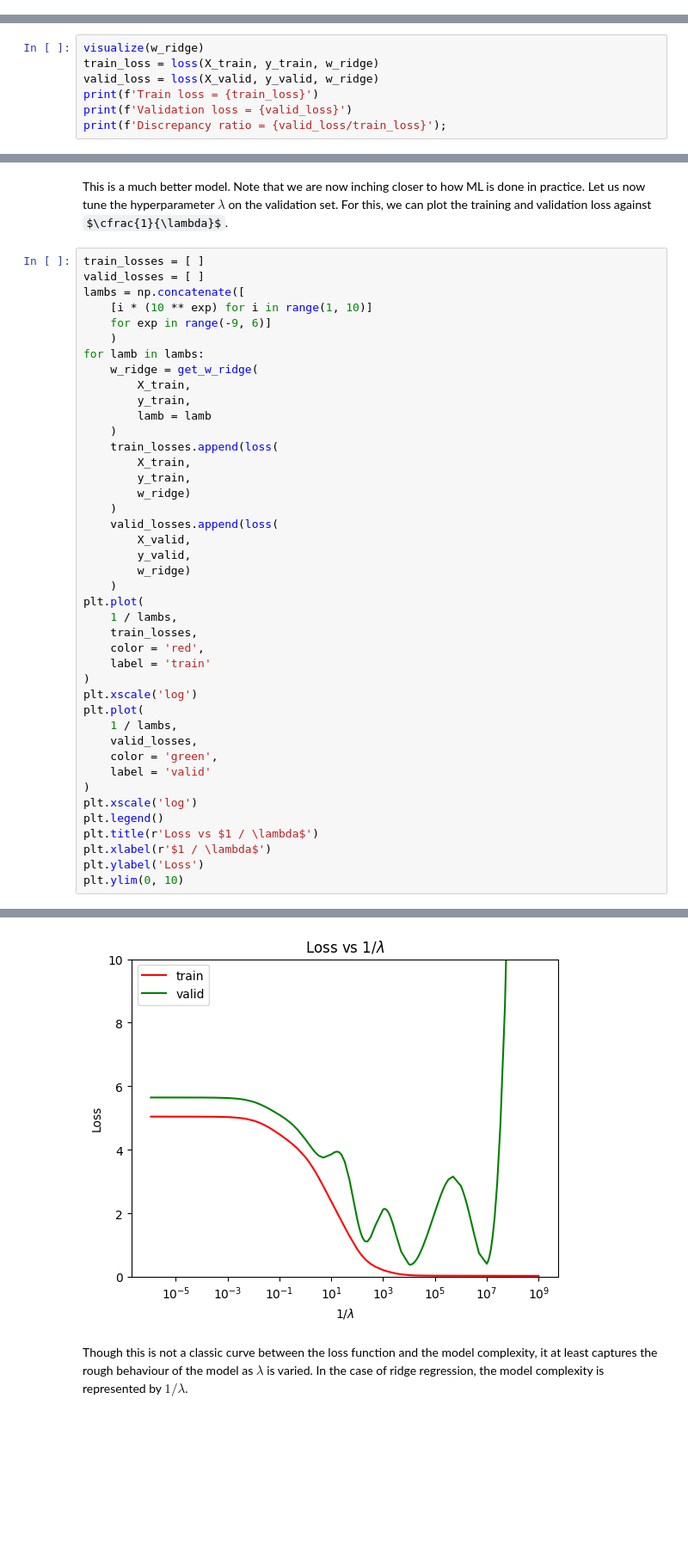
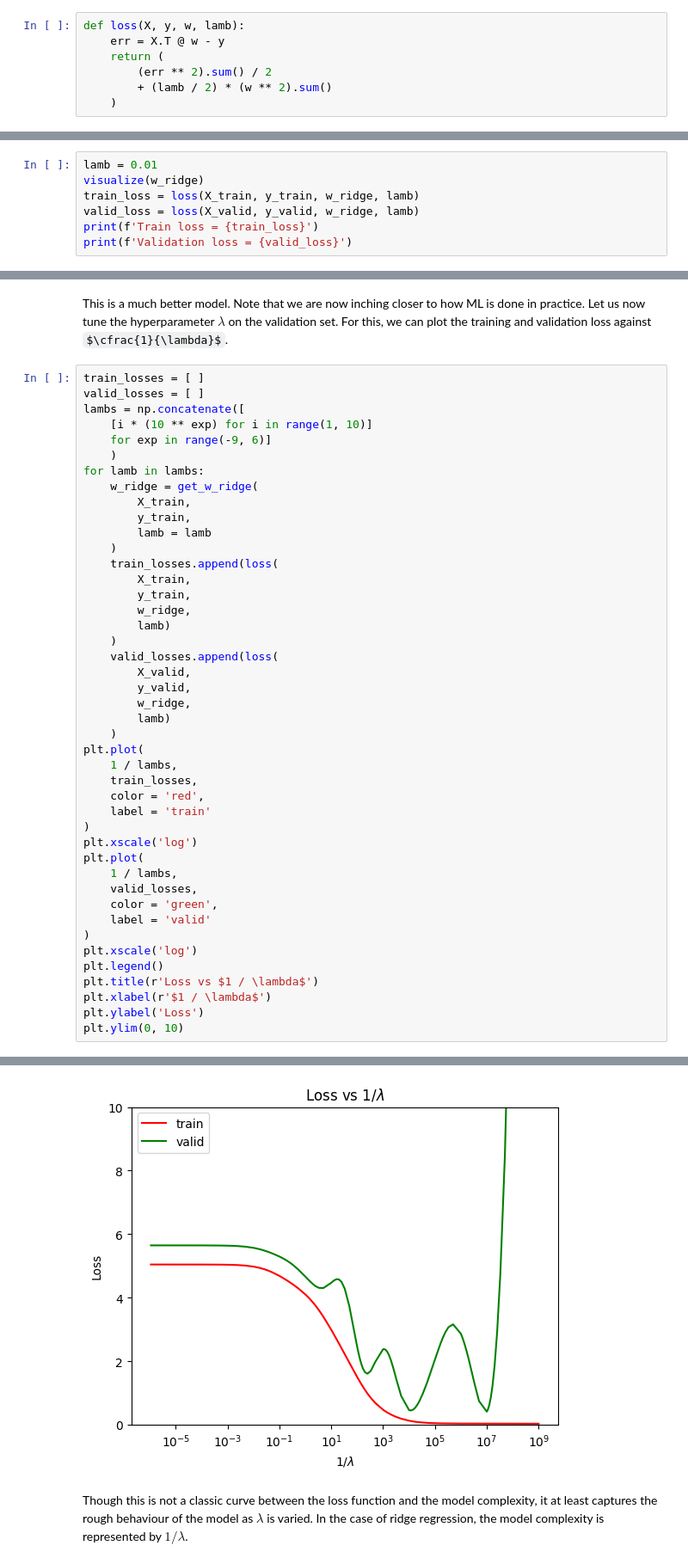
Before and after one commit to karthik-iitm/mlt-workshop, a Jupyter notebook: Day-3/nb-2.ipynb, the cells around one changed output, grey strips where cells are left out. Shown at 86% size. Drawn from its saved outputs; the diff is of its cells as text; some formulas as TeX source; blank space fills up the shorter version.

Commit message:
changes to ridge and oppe

```diff
--- a/Day-3/nb-2.ipynb
+++ b/Day-3/nb-2.ipynb
@@ -128,4 +128,11 @@ L(\mathbf{X} ,\mathbf{y} ,\mathbf{w}) =\frac{1}{2}\sum\limits _{i=1}^{n}\left(\m
 $$
 
 where $\lambda$ is the regularization rate.
+# %%
+def loss(X, y, w, lamb):
+    err = X.T @ w - y
+    return (
+        (err ** 2).sum() / 2
+        + (lamb / 2) * (w ** 2).sum()
+    )
 # %% [markdown]
@@ -157,10 +164,10 @@ w_ridge = get_w_ridge(
 
 Let us now visualize the regression curve and also study the training and validation losses.
 # %%
+lamb = 0.01
 visualize(w_ridge)
-train_loss = loss(X_train, y_train, w_ridge)
-valid_loss = loss(X_valid, y_valid, w_ridge)
+train_loss = loss(X_train, y_train, w_ridge, lamb)
+valid_loss = loss(X_valid, y_valid, w_ridge, lamb)
 print(f'Train loss = {train_loss}')
 print(f'Validation loss = {valid_loss}')
-print(f'Discrepancy ratio = {valid_loss/train_loss}');
 # %% [output]
@@ -185,36 +191,38 @@ for lamb in lambs:
     )
     train_losses.append(loss(
         X_train,
         y_train,
-        w_ridge)
+        w_ridge,
+        lamb)
     )
     valid_losses.append(loss(
         X_valid,
         y_valid,
-        w_ridge)
+        w_ridge,
+        lamb)
     )
 plt.plot(
     1 / lambs,
     train_losses,
     color = 'red',
     label = 'train'
 )
 plt.xscale('log')
 plt.plot(
     1 / lambs,
     valid_losses,
     color = 'green',
     label = 'valid'
 )
 plt.xscale('log')
 plt.legend()
 plt.title(r'Loss vs $1 / \lambda$')
 plt.xlabel(r'$1 / \lambda$')
 plt.ylabel('Loss')
 plt.ylim(0, 10)
 # %% [output]
 (0.0, 10.0)
-[figure, old version]
+[figure, new version]
 # %% [markdown]
 Though this is not a classic curve between the loss function and the model complexity, it at least captures the rough behaviour of the model as $\lambda$ is varied. In the case of ridge regression, the model complexity is represented by $1 / \lambda$.
 # %%
```
Also changed, not shown: parts of 9 cells of this notebook.
